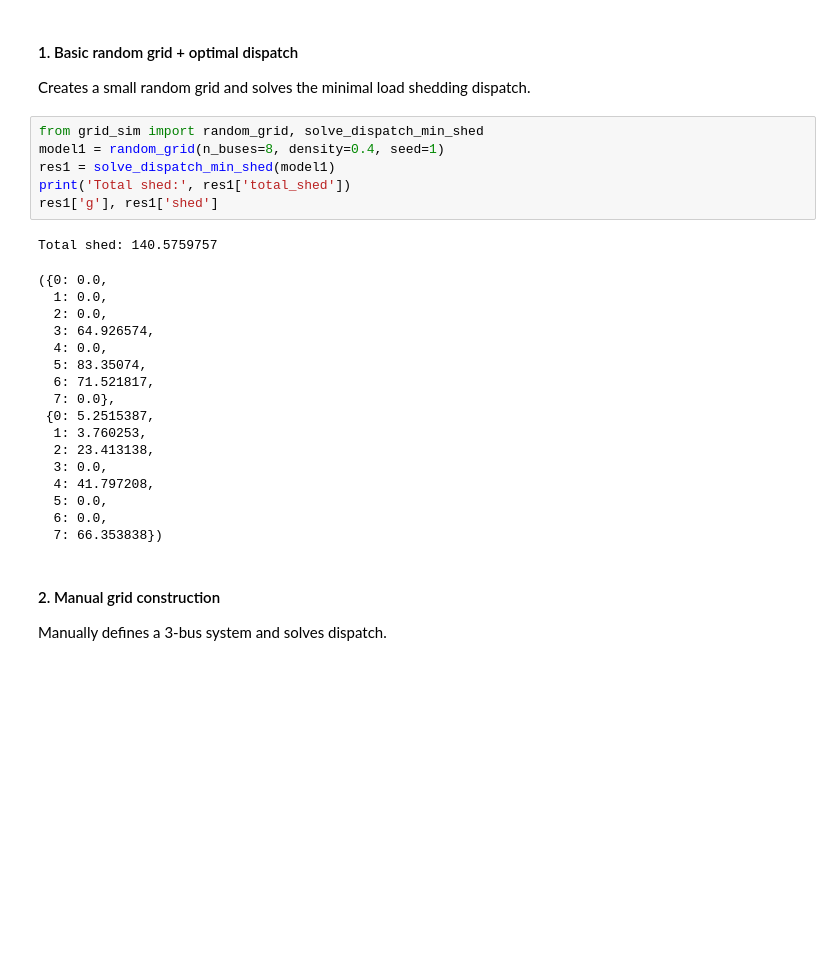
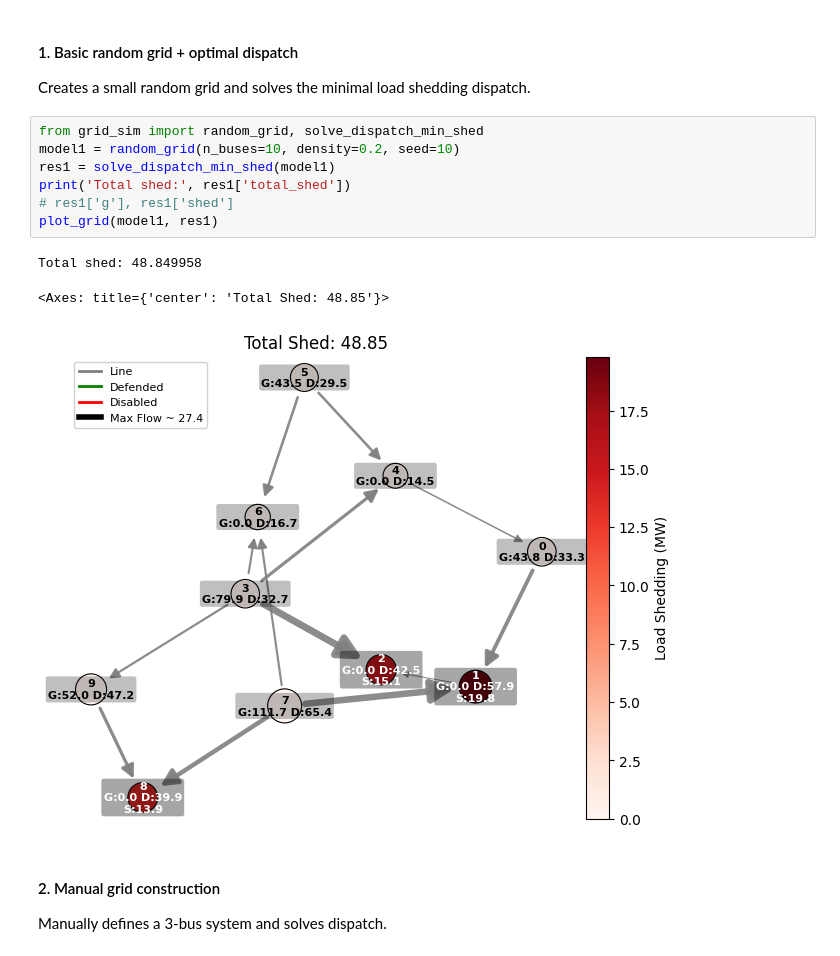
Before and after one commit to Phymath0Masics/PG-CoE, a Jupyter notebook: simulation.ipynb, the cells around one changed output. Saved outputs shown, nothing was run; the diff lists cells and outputs as text; blank space fills up the shorter version.

```diff
--- a/simulation.ipynb
+++ b/simulation.ipynb
@@ -75,28 +82,15 @@ interactive(children=(IntSlider(value=0, description='Attack k', max=5), Output(
 Creates a small random grid and solves the minimal load shedding dispatch.
 # %%
 from grid_sim import random_grid, solve_dispatch_min_shed
-model1 = random_grid(n_buses=8, density=0.4, seed=1)
+model1 = random_grid(n_buses=10, density=0.2, seed=10)
 res1 = solve_dispatch_min_shed(model1)
 print('Total shed:', res1['total_shed'])
-res1['g'], res1['shed']
+# res1['g'], res1['shed']
+plot_grid(model1, res1)
 # %% [output]
-Total shed: 140.5759757
+Total shed: 48.849958
-({0: 0.0,
-  1: 0.0,
-  2: 0.0,
-  3: 64.926574,
-  4: 0.0,
-  5: 83.35074,
-  6: 71.521817,
-  7: 0.0},
- {0: 5.2515387,
-  1: 3.760253,
-  2: 23.413138,
-  3: 0.0,
-  4: 41.797208,
-  5: 0.0,
-  6: 0.0,
-  7: 66.353838})
+<Axes: title={'center': 'Total Shed: 48.85'}>
+[figure, added]
 # %% [markdown]
 #### 2. Manual grid construction
 Manually defines a 3-bus system and solves dispatch.
```
Also changed, not shown: parts of 11 cells of this notebook.
